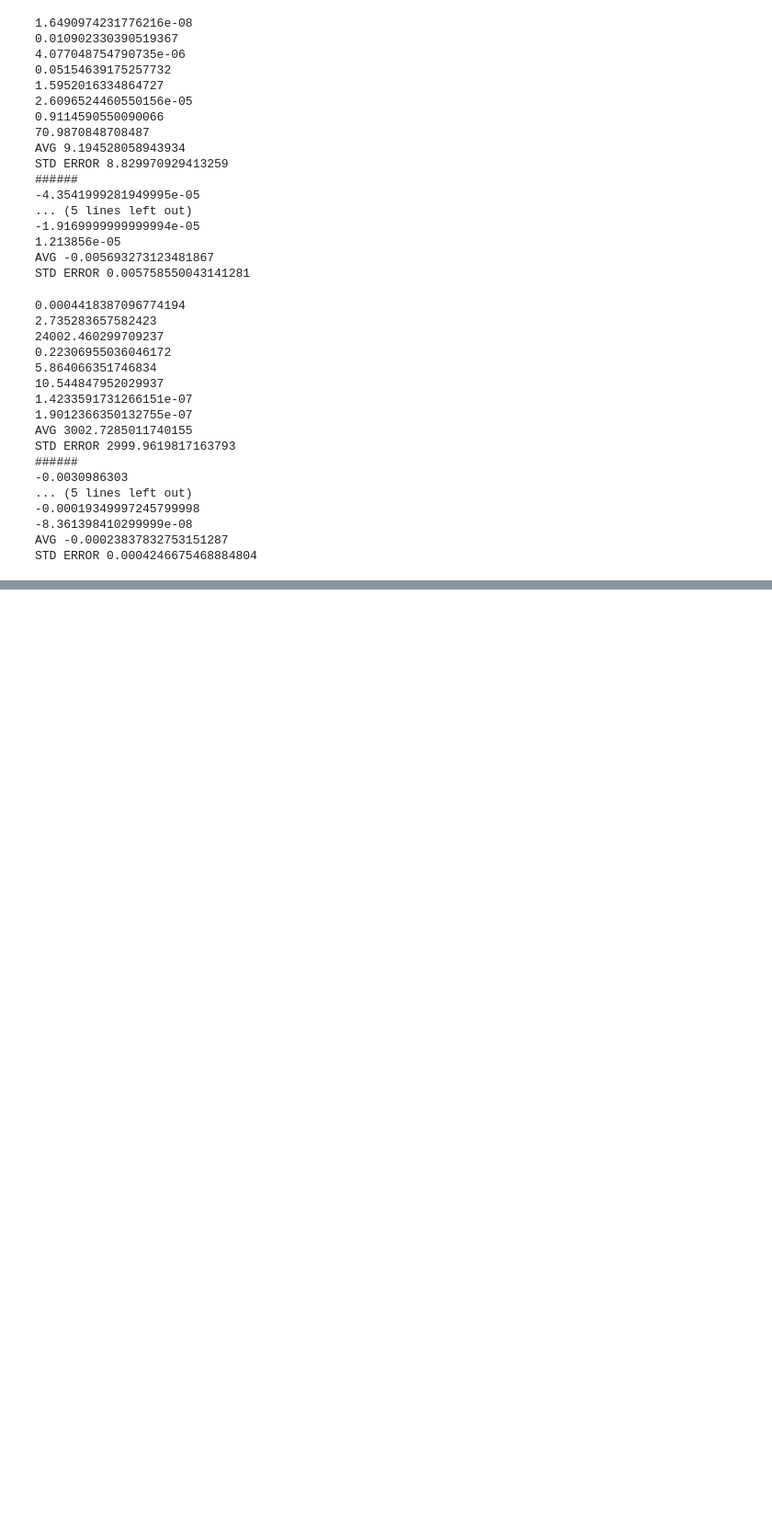
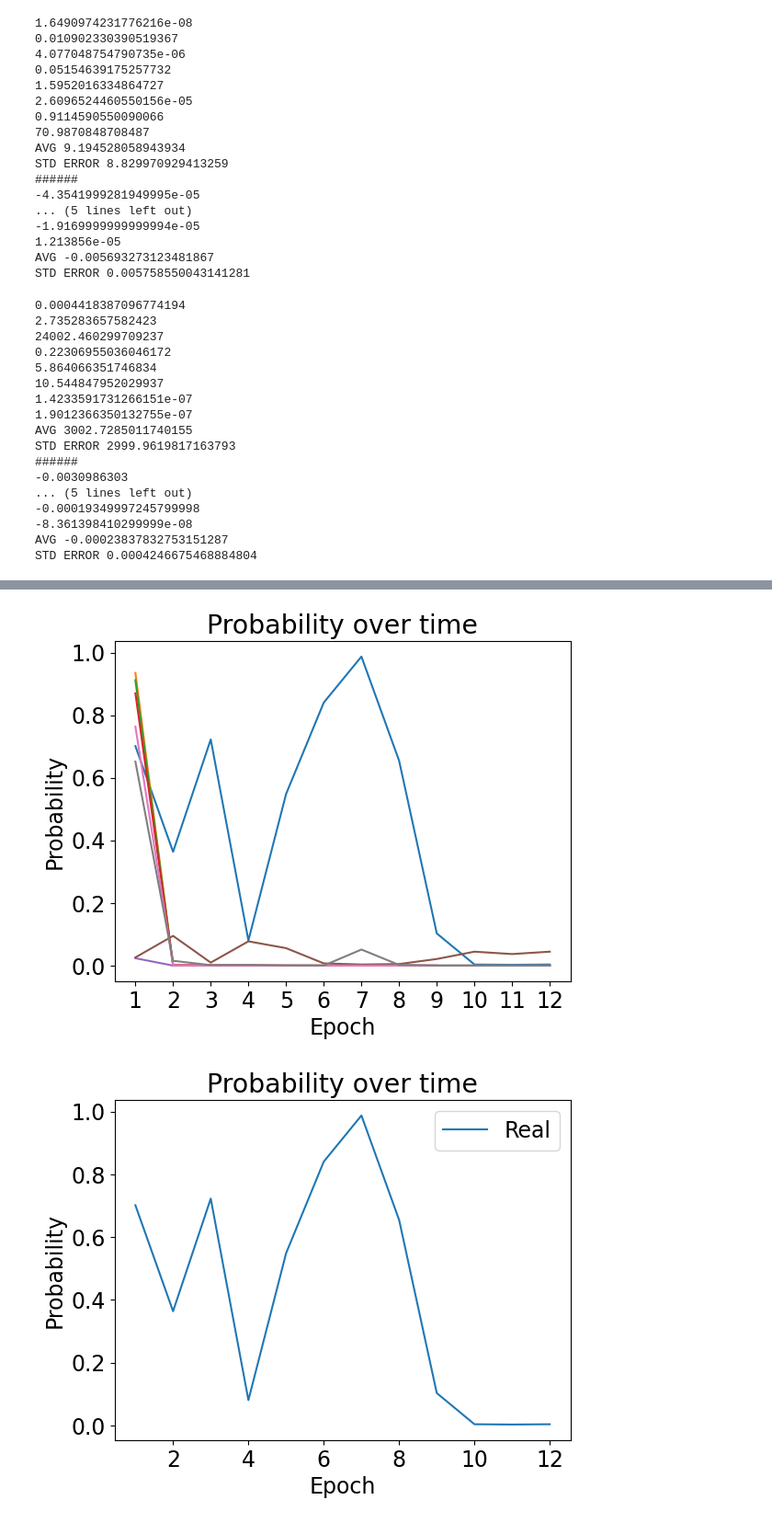
Before and after one commit to awesomealex1/Poison_Attacks, a Jupyter notebook: graphing.ipynb, the cells around one changed output, grey strips where cells are left out. Shown: that part at 92% size. Cells and saved outputs as stored; diff of their text form; code cells hidden in the pictures; blank space fills up the shorter version.

```diff
--- a/graphing.ipynb
+++ b/graphing.ipynb
@@ -334,0 +355,46 @@ graph_poison_distances(['results_for_diss/attack_xception_full_baseline_v2/dista
+# %%
+def graph_target_class_over_time(file):
+    predictions = get_predictions2(file)
+    real_predictions = [p[0] for p in predictions]
+    epochs = range(1, len(predictions)+1)
+    plt.plot(epochs, real_predictions, label='Real')
+    plt.xlabel('Epoch')
+    plt.ylabel('Probability')
+    plt.title(f'Probability over time')
+    plt.legend()
+    plt.show()
+
+def graph_target_class_over_time2(files):
+    for file in files:
+        predictions = get_predictions2(file)
+        real_predictions = [p[0] for p in predictions]
+        epochs = range(1, len(predictions)+1)
+        plt.plot(epochs, real_predictions)
+    plt.xlabel('Epoch')
+    plt.ylabel('Probability')
+    plt.xticks(epochs)
+    plt.title(f'Probability over time')
+    plt.show()
+
+graph_target_class_over_time2([
+    'results_for_diss/attack_meso_face_baseline_v2/attack_meso_face_baseline_v2.o41630327',
+    'results_for_diss/attack_meso_face_baseline_v2/attack_meso_face_baseline_v2.o41630330',
+    'results_for_diss/attack_meso_face_baseline_v2/attack_meso_face_baseline_v2.o41634167',
+    'results_for_diss/attack_meso_face_baseline_v2/attack_meso_face_baseline_v2.o41634168',
+    'results_for_diss/attack_meso_face_baseline_v2/attack_meso_face_baseline_v2.o41634169',
+    'results_for_diss/attack_meso_face_baseline_v2/attack_meso_face_baseline_v2.o41634170',
+    'results_for_diss/attack_meso_face_baseline_v2/attack_meso_face_baseline_v2.o41634899',
+    'results_for_diss/attack_meso_face_baseline_v2/attack_meso_face_baseline_v2.o41634900'
+])
+
+graph_target_class_over_time('results_for_diss/attack_meso_face_baseline_v2/attack_meso_face_baseline_v2.o41630327')
+graph_target_class_over_time('results_for_diss/attack_meso_face_baseline_v2/attack_meso_face_baseline_v2.o41630330')
+graph_target_class_over_time('results_for_diss/attack_meso_face_baseline_v2/attack_meso_face_baseline_v2.o41634167')
+graph_target_class_over_time('results_for_diss/attack_meso_face_baseline_v2/attack_meso_face_baseline_v2.o41634168')
+graph_target_class_over_time('results_for_diss/attack_meso_face_baseline_v2/attack_meso_face_baseline_v2.o41634169')
+graph_target_class_over_time('results_for_diss/attack_meso_face_baseline_v2/attack_meso_face_baseline_v2.o41634170')
+graph_target_class_over_time('results_for_diss/attack_meso_face_baseline_v2/attack_meso_face_baseline_v2.o41634899')
+graph_target_class_over_time('results_for_diss/attack_meso_face_baseline_v2/attack_meso_face_baseline_v2.o41634900')
+# %% [output]
+[figure, added]
+[figure, added]
```
Also changed, not shown: parts of 3 cells of this notebook, 2 other files.
